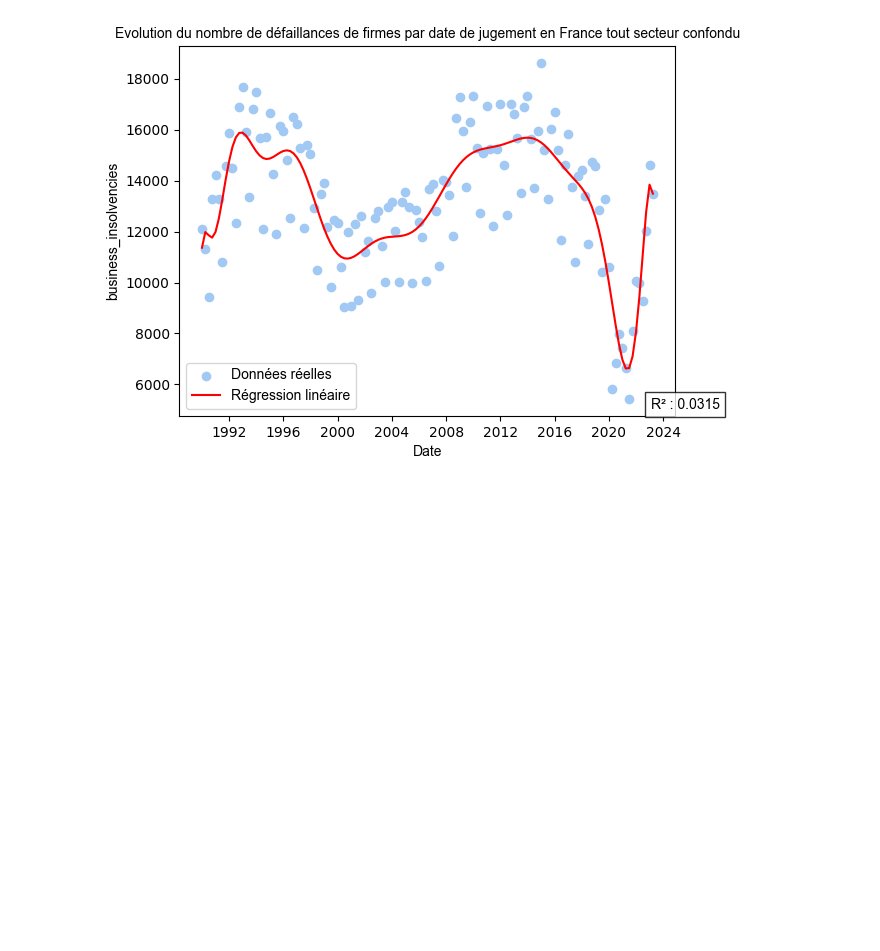
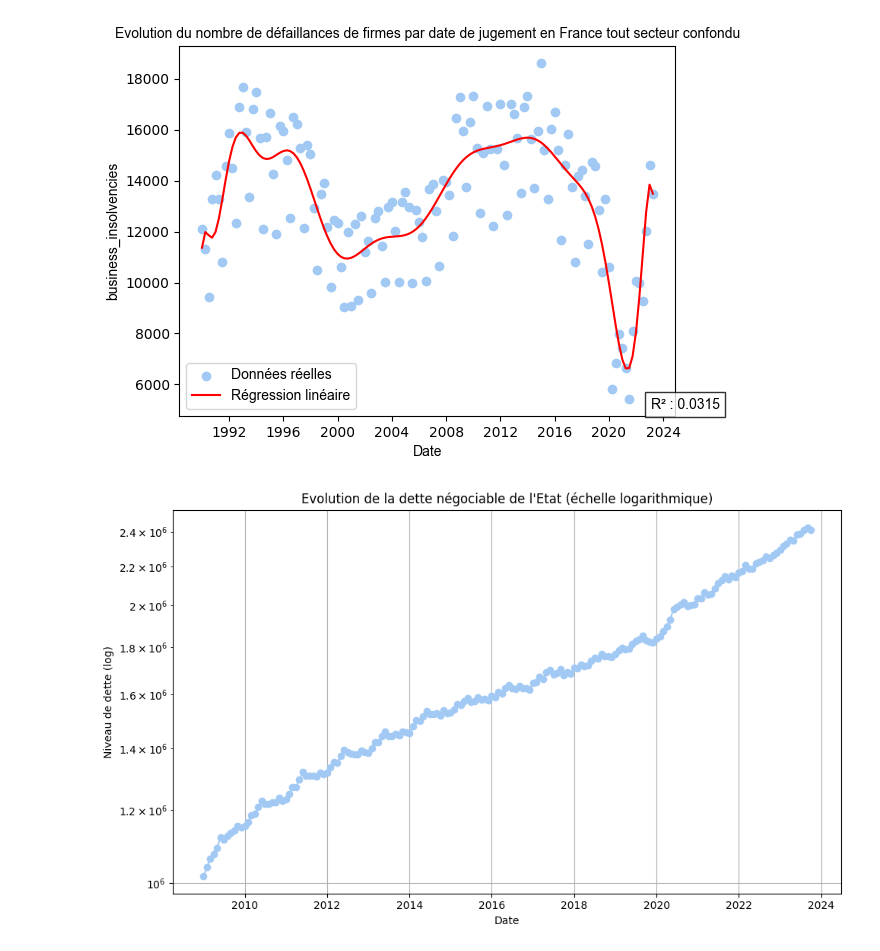
Before and after one commit to MathieuGir/Python_Debt_regression, a Jupyter notebook: main.ipynb, the cells around one changed output. Cells and saved outputs as stored; diff of their text form; code cells hidden in the pictures; blank space fills up the shorter version.

```diff
--- a/main.ipynb
+++ b/main.ipynb
@@ -435,3 +435,21 @@ create_scatter_plot(business_insolvencies, 'Evolution du nombre de défaillances
 [figure]
 [figure]
 [figure]
+# %%
+plt.figure(figsize=(10, 6))
+plt.plot(negotiable_debts['DATE'], negotiable_debts['negotiable_debts'], marker='o', linestyle='-')
+plt.yscale('log')
+
+# Titres et libellés des axes
+plt.title('Evolution de la dette négociable de l\'Etat (échelle logarithmique)')
+plt.xlabel('Date')
+plt.ylabel('Niveau de dette (log)')
+
+# Afficher la grille
+plt.grid(True)
+
+# Afficher le graphique
+plt.tight_layout()
+plt.show()
+# %% [output]
+[figure, added]
```
Also changed, not shown: 1 other file.
